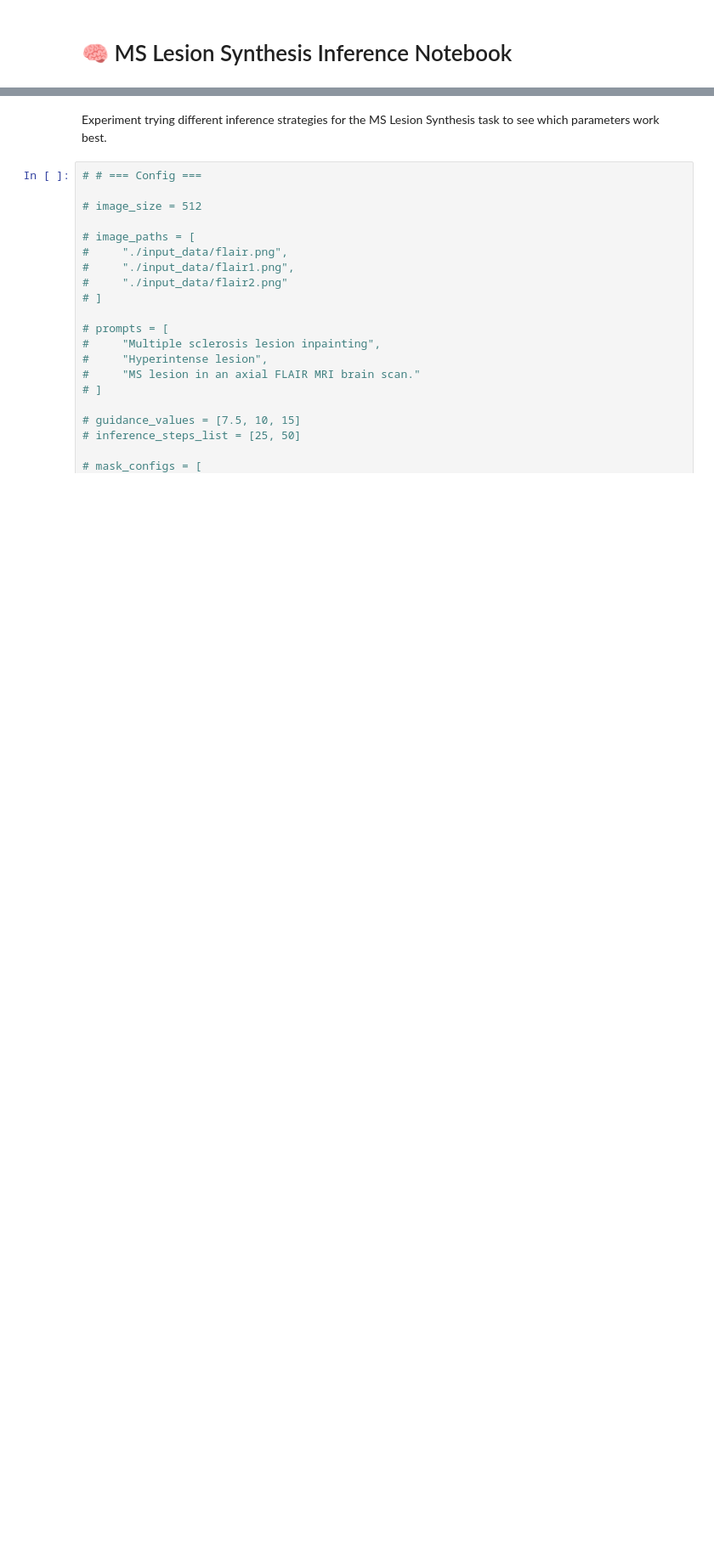
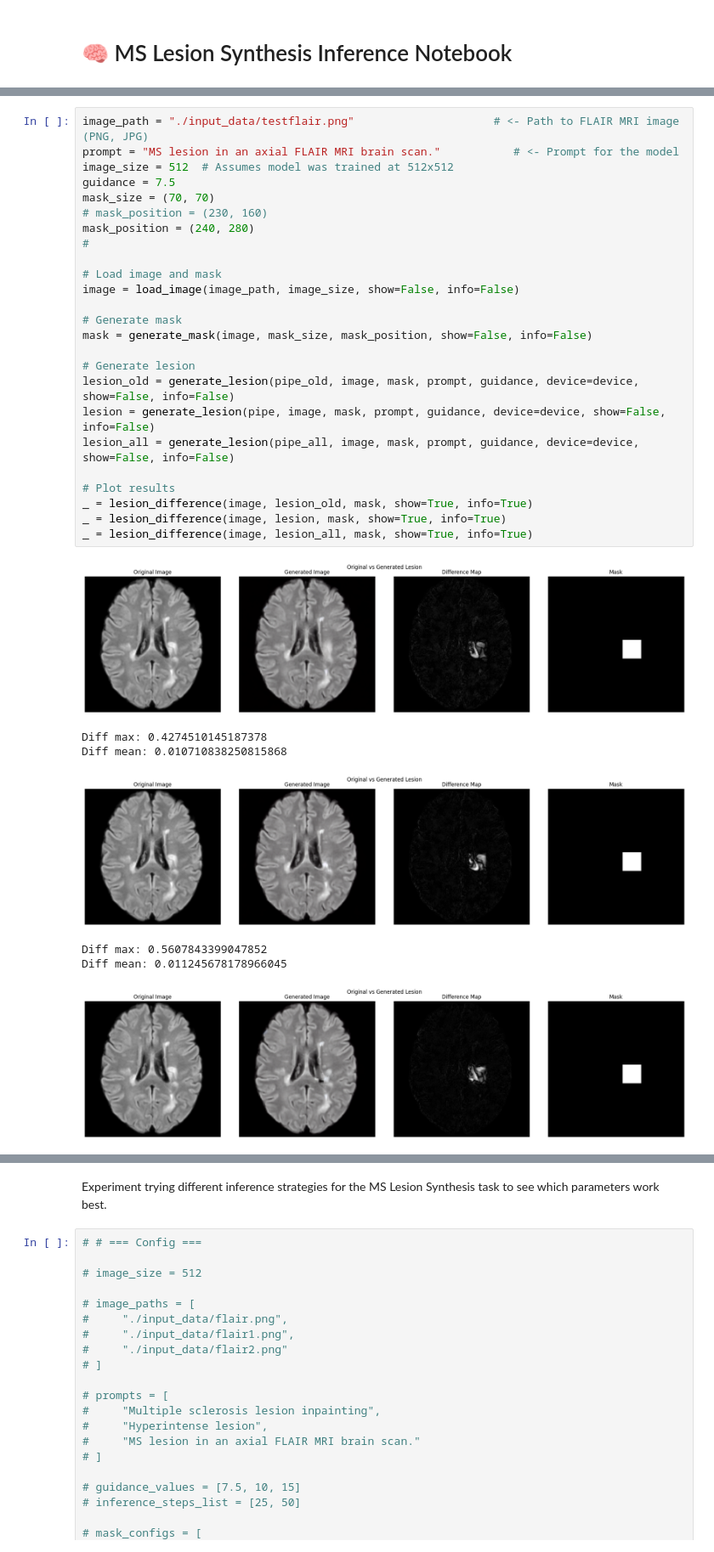
Before and after one commit to benetraco/tfg, a Jupyter notebook: experiments/lesion_inpainting/dreambooth_inpaint/inference/inference.ipynb, the cells around one changed output, grey strips where cells are left out. Shown at 85% size. Drawn from its saved outputs; the diff is of its cells as text; blank space fills up the shorter version.

```diff
--- a/experiments/lesion_inpainting/dreambooth_inpaint/inference/inference.ipynb
+++ b/experiments/lesion_inpainting/dreambooth_inpaint/inference/inference.ipynb
@@ -174,0 +178,33 @@ You have disabled the safety checker for <class 'diffusers.pipelines.stable_diff
+# %%
+image_path = "./input_data/testflair.png"                     # <- Path to FLAIR MRI image (PNG, JPG)
+prompt = "MS lesion in an axial FLAIR MRI brain scan."           # <- Prompt for the model
+image_size = 512  # Assumes model was trained at 512x512
+guidance = 7.5
+mask_size = (70, 70)
+# mask_position = (230, 160)
+mask_position = (240, 280)
+#
+
+# Load image and mask
+image = load_image(image_path, image_size, show=False, info=False)
+
+# Generate mask
+mask = generate_mask(image, mask_size, mask_position, show=False, info=False)
+
+# Generate lesion
+lesion_old = generate_lesion(pipe_old, image, mask, prompt, guidance, device=device, show=False, info=False)
+lesion = generate_lesion(pipe, image, mask, prompt, guidance, device=device, show=False, info=False)
+lesion_all = generate_lesion(pipe_all, image, mask, prompt, guidance, device=device, show=False, info=False)
+
+# Plot results
+_ = lesion_difference(image, lesion_old, mask, show=True, info=True)
+_ = lesion_difference(image, lesion, mask, show=True, info=True)
+_ = lesion_difference(image, lesion_all, mask, show=True, info=True)
+# %% [output]
+[figure, added]
+Diff max: 0.4274510145187378
+Diff mean: 0.010710838250815868
+[figure, added]
+Diff max: 0.5607843399047852
+Diff mean: 0.011245678178966045
+[figure, added]
```
Also changed, not shown: parts of 6 cells of this notebook, 1 other file.
